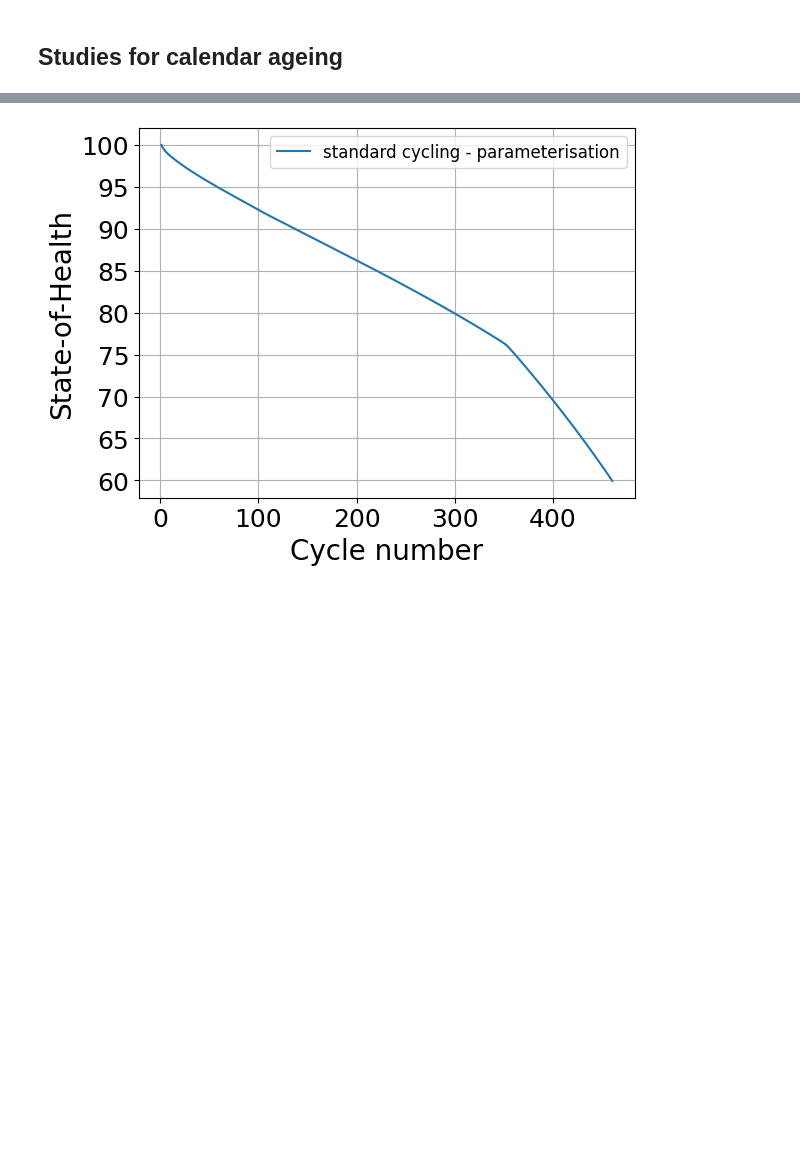
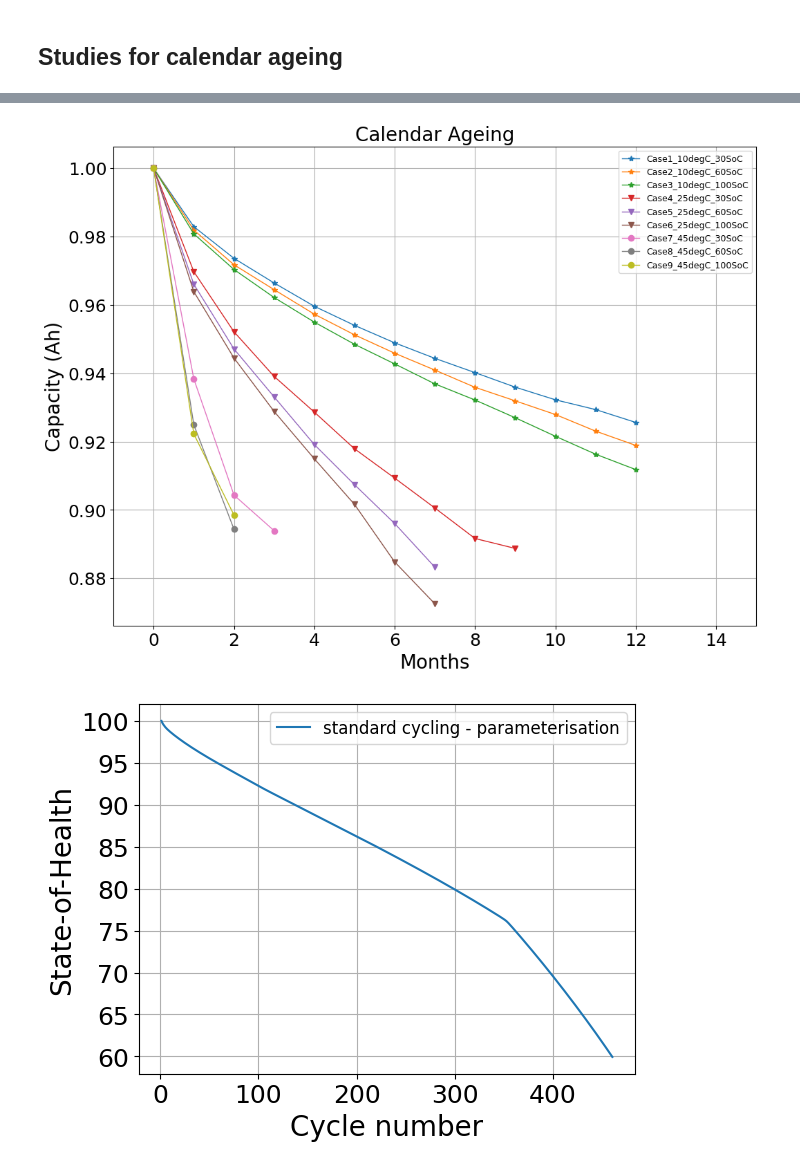
Before and after one commit to ganmadche/PyBaMMlocal, a Jupyter notebook: wip/paperKneedfn2026_calendarStudies.ipynb, the cells around one changed output, grey strips where cells are left out. Cells and saved outputs as stored; diff of their text form; code cells hidden in the pictures; blank space fills up the shorter version.

```diff
--- a/wip/paperKneedfn2026_calendarStudies.ipynb
+++ b/wip/paperKneedfn2026_calendarStudies.ipynb
@@ -375,3 +377,74 @@ plt.show()
+# %%
+df3 = pd.read_csv(f"{current_directory}/paperstudies2026/calendarStudies/Cases_for_Calendar_ageing.csv")
+cycles_per_day =1
+plt.figure(figsize=(12,9))
+b =0
+# for m in [5,11,12,13,15,17,23,27]:#,29,31,33,35,37,39,43,45,47,49,51,53,59,65,67,69,71,77,81]: #range(27,54):#: #range(5): #
+#     b= b+1
+#     n = m-1
+#     tempC_case = df3["Temperature"][n]
+#     simcase = df3["Case"][n]
+#     dod_case = df3["DoD"][n]*0.01
+#     soc_case = df3["SoC"][n]*0.01
+#     crate = df3["C_rate"][n]
+#     df4 = pd.read_csv(f"{current_directory}/FIstudies/Case{simcase}_{tempC_case}degC_{crate}C_{soc_case*100}SoC_{dod_case*100}DoD_{cycles_per_day}cycle.csv")
+#     plt.plot(df4["Days"], df4["Capacity Retention"]*100,marker='v', markevery=50,linewidth=1, label =f"Case{b}_{tempC_case}degC_{crate}C_{int(soc_case*100)}SoC_{int(dod_case*100)}DoD")
+
+for m in range(3): #33,49, #range(27,54):#: #range(5): #
+    n = m
+    tempC_case = df3["Temperature"][n]
+    simcase = df3["Case"][n]
+
+    soc_case = df3["SoC"][n]*0.01
+
+    df4 = pd.read_csv(f"{current_directory}/paperstudies2026/calendarStudies/Case{simcase}_{tempC_case}degC_{soc_case*100}SoC_{days_per_month}calendardays_percycle.csv")
+    plt.plot(df4["Months"], df4["Capacity"]/ df4["Capacity"][0]*1,marker='*', markevery=1,linewidth=1, label =f"Case{simcase}_{tempC_case}degC_{int(soc_case*100)}SoC")
+
+for m in range(3,6): #33,49, #range(27,54):#: #range(5): #
+
+    n = m
+    tempC_case = df3["Temperature"][n]
+    simcase = df3["Case"][n]
+
+    soc_case = df3["SoC"][n]*0.01
+
+    df4 = pd.read_csv(f"{current_directory}/paperstudies2026/calendarStudies/Case{simcase}_{tempC_case}degC_{soc_case*100}SoC_{days_per_month}calendardays_percycle.csv")
+    plt.plot(df4["Months"], df4["Capacity"]/df4["Capacity"][0]*1,marker='v', markevery=1,linewidth=1, label =f"Case{simcase}_{tempC_case}degC_{int(soc_case*100)}SoC")
+
+for m in range(6,9): #33,49, #range(27,54):#: #range(5): #
+
+    n = m
+    tempC_case = df3["Temperature"][n]
+    simcase = df3["Case"][n]
+
+    soc_case = df3["SoC"][n]*0.01
+
+    df4 = pd.read_csv(f"{current_directory}/paperstudies2026/calendarStudies/Case{simcase}_{tempC_case}degC_{soc_case*100}SoC_{days_per_month}calendardays_percycle.csv")
+    plt.plot(df4["Months"], df4["Capacity"]/df4["Capacity"][0]*1,marker='o', markevery=1,linewidth=1, label =f"Case{simcase}_{tempC_case}degC_{int(soc_case*100)}SoC")
+
+# for m in [59,65,67,69,71,77,81]: #range(27,54):#: #range(5): #
+#     b= b+1
+#     n = m-1
+#     tempC_case = df3["Temperature"][n]
+#     simcase = df3["Case"][n]
+#     dod_case = df3["DoD"][n]*0.01
+#     soc_case = df3["SoC"][n]*0.01
+#     crate = df3["C_rate"][n]
+#     df4 = pd.read_csv(f"{current_directory}/FIstudies/Case{simcase}_{tempC_case}degC_{crate}C_{soc_case*100}SoC_{dod_case*100}DoD_{cycles_per_day}cycle.csv")
+#     plt.plot(df4["Days"], df4["Capacity Retention"]*100,marker='o', markevery=50,linewidth=1, label =f"Case{b}_{tempC_case}degC_{crate}C_{int(soc_case*100)}SoC_{int(dod_case*100)}DoD")
+
+plt.xlabel('Months',fontsize=20)
+plt.ylabel('Capacity (Ah)',fontsize=20)
+plt.title('Calendar Ageing',fontsize=20)
+#plt.ylim([0.6, 1.05])
+plt.xlim([-1, 15])
+plt.legend(fontsize=9)
+plt.xticks(fontsize=18)
+plt.yticks(fontsize=18)
+plt.grid(True)
+plt.show()
+# %% [output]
+[figure, added]
 # %%
 #sim1.plot()
 #sol1.save("DFN_300cyl_fail-sol.pkl")
```
Also changed, not shown: parts of 5 cells of this notebook, 3 other files.
